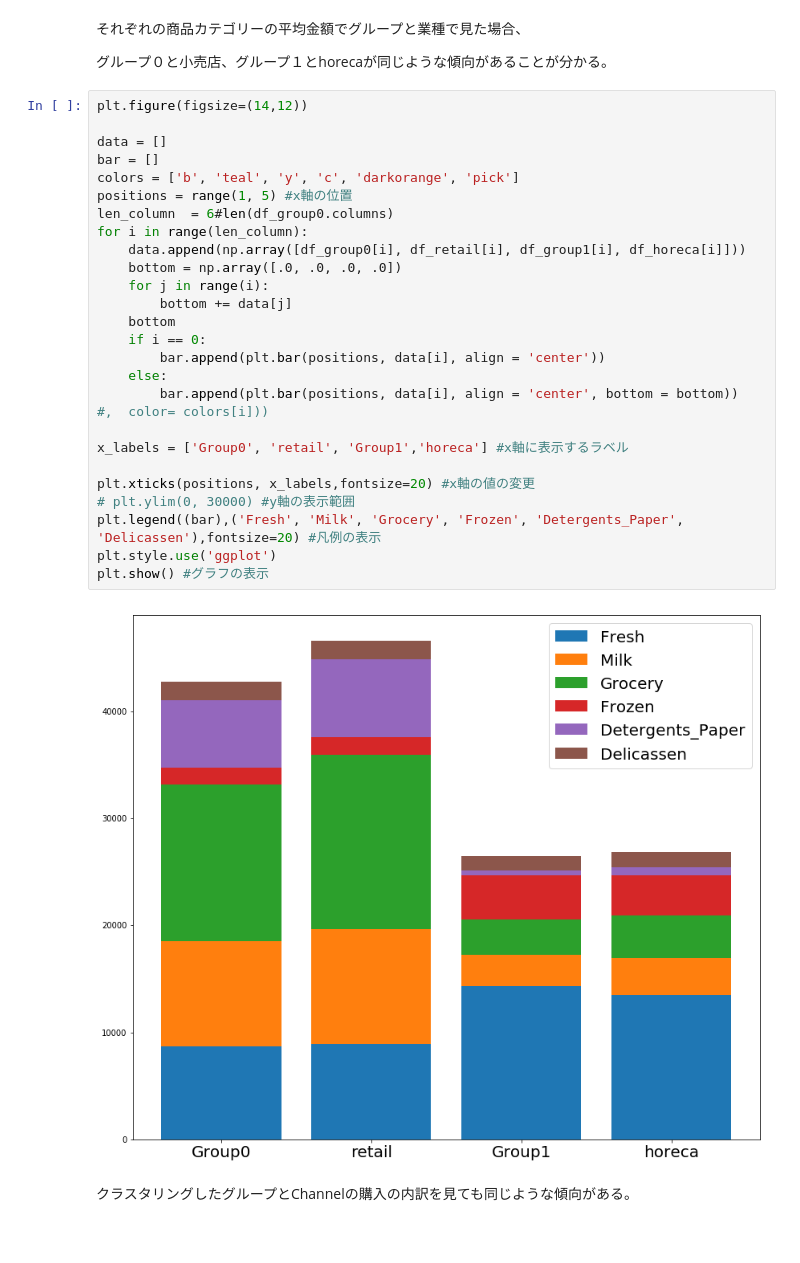
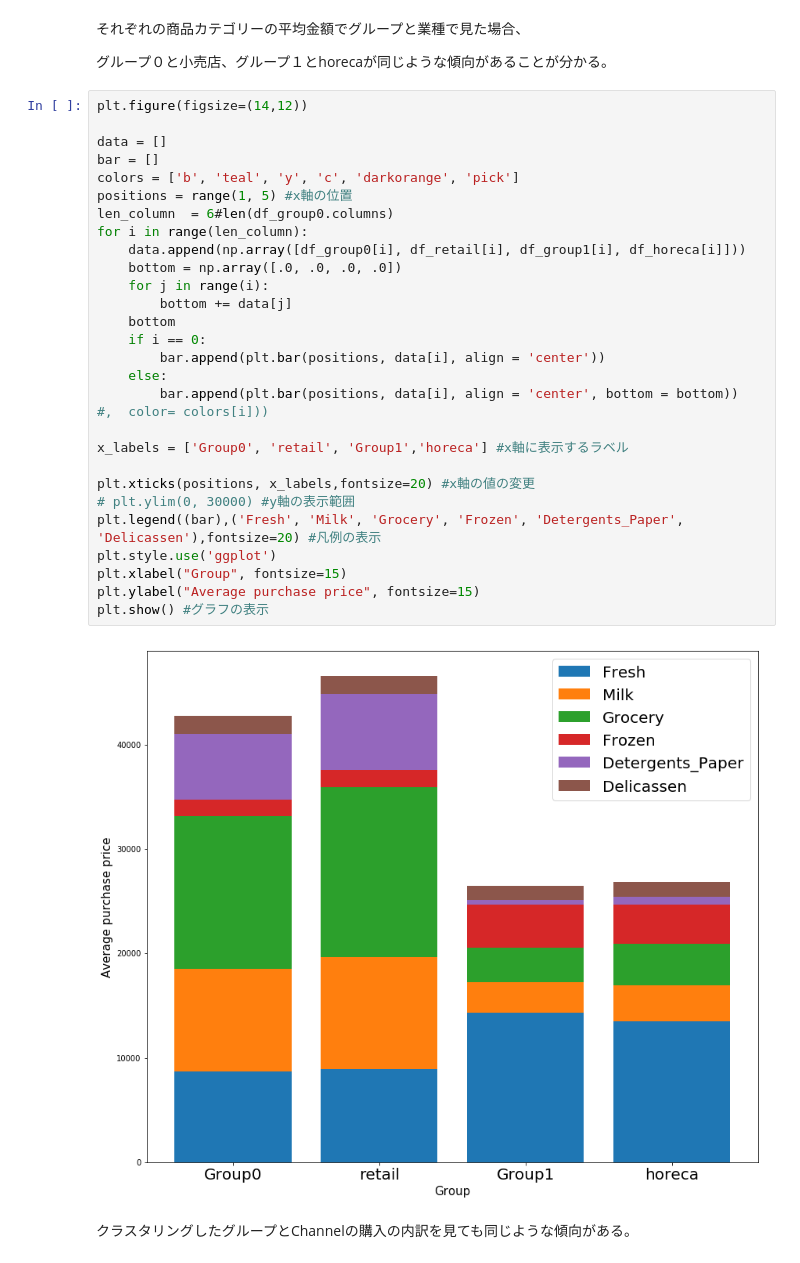
Before and after one commit to drkii/diveintocode-term1, a Jupyter notebook: sprint6/sprint6.ipynb, the cells around one changed output. Saved outputs shown, nothing was run; the diff lists cells and outputs as text; blank space fills up the shorter version.

```diff
--- a/sprint6/sprint6.ipynb
+++ b/sprint6/sprint6.ipynb
@@ -494,31 +500,33 @@ plt.show()
 # %%
 plt.figure(figsize=(14,12))
 
 data = []
 bar = []
 colors = ['b', 'teal', 'y', 'c', 'darkorange', 'pick']
 positions = range(1, 5) #x軸の位置
 len_column  = 6#len(df_group0.columns)
 for i in range(len_column):
     data.append(np.array([df_group0[i], df_retail[i], df_group1[i], df_horeca[i]]))
     bottom = np.array([.0, .0, .0, .0])
     for j in range(i):
         bottom += data[j]
     bottom
     if i == 0:
         bar.append(plt.bar(positions, data[i], align = 'center'))
     else:
         bar.append(plt.bar(positions, data[i], align = 'center', bottom = bottom))  #,  color= colors[i]))
 
 x_labels = ['Group0', 'retail', 'Group1','horeca'] #x軸に表示するラベル
 
 plt.xticks(positions, x_labels,fontsize=20) #x軸の値の変更
 # plt.ylim(0, 30000) #y軸の表示範囲
 plt.legend((bar),('Fresh', 'Milk', 'Grocery', 'Frozen', 'Detergents_Paper', 'Delicassen'),fontsize=20) #凡例の表示
 plt.style.use('ggplot')
+plt.xlabel("Group", fontsize=15)
+plt.ylabel("Average purchase price", fontsize=15)
 plt.show() #グラフの表示
 # %% [output]
-[figure, old version]
+[figure, new version]
 # %% [markdown]
 クラスタリングしたグループとChannelの購入の内訳を見ても同じような傾向がある。
 # %% [markdown]
```
Also changed, not shown: parts of 5 cells of this notebook.
